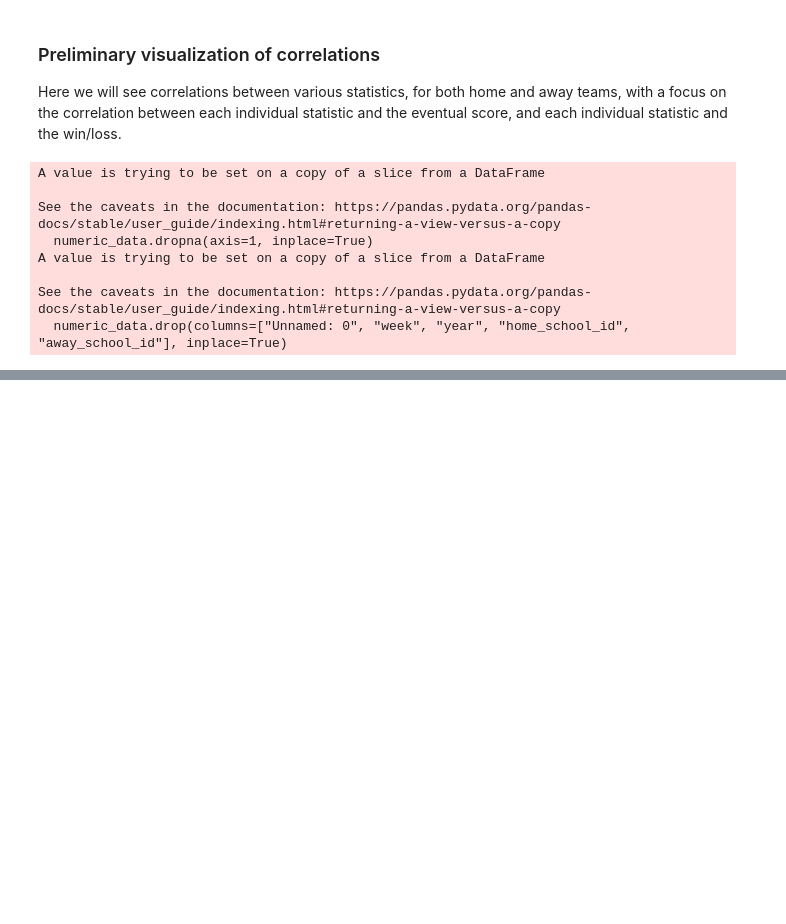
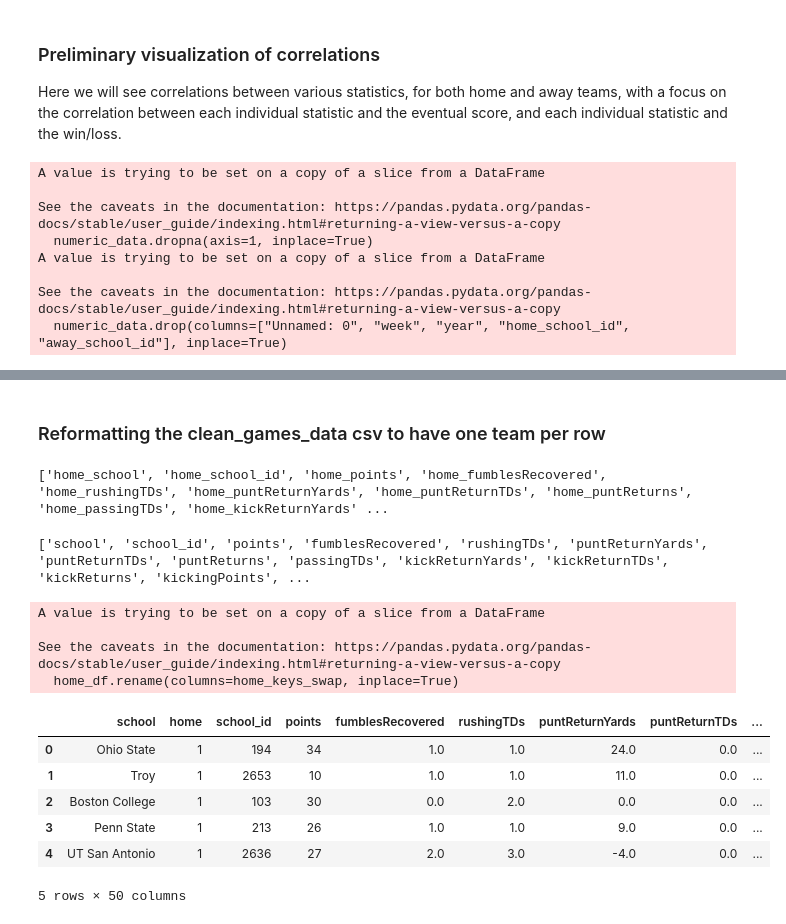
Before and after one commit to JohnVanderhoff/college_football_prediction_project, a Jupyter notebook: college-football-prediction/CFBD data cleaning.ipynb, the cells around one changed output, grey strips where cells are left out. Drawn from its saved outputs; the diff is of its cells as text; code cells hidden in the pictures; blank space fills up the shorter version.

```diff
--- a/college-football-prediction/CFBD data cleaning.ipynb
+++ b/college-football-prediction/CFBD data cleaning.ipynb
@@ -230,3 +230,25 @@ df.style.background_gradient()
 | 19 | 0.016695 | -0.012789 | 0.000457 | 0.030004 | 0.044435 | 0.042077 | 0.078090 | 0.025574 | 0.017531 | 0.025575 | 0.011977 | ... |
 | 20 | 0.081544 | 0.007968 | 0.039924 | 0.062805 | 0.082669 | 0.091299 | 0.064865 | 0.049670 | 0.048296 | 0.024133 | 0.061929 | ... |
 | 21 | -0.002423 | -0.012897 | -0.033582 | 0.039132 | -0.018957 | -0.016006 | 0.015662 | 0.012749 | -0.021826 | -0.001573 | -0.030479 | ... |
+# %% [markdown]
+### Reformatting the clean_games_data csv to have one team per row
+# %%
+games_df = pd.read_csv("clean_games_data.csv")
+games_df.drop(columns=["Unnamed: 0"], inplace=True)
+# %%
+home_keys = [key for key in games_df.keys() if "away" not in key]
+away_keys = [key for key in games_df.keys() if "home" not in key]
+print(home_keys)
+# %% [output]
+['home_school', 'home_school_id', 'home_points', 'home_fumblesRecovered', 'home_rushingTDs', 'home_puntReturnYards', 'home_puntReturnTDs', 'home_puntReturns', 'home_passingTDs', 'home_kickReturnYards' ...
+# %%
+keys = []
+for key in home_keys:
+    if "home" in key:
+        temp = key.split("home_")
+        keys.append(temp[1])
+    else:
+        keys.append(key)
+print(keys)
+# %% [output]
+['school', 'school_id', 'points', 'fumblesRecovered', 'rushingTDs', 'puntReturnYards', 'puntReturnTDs', 'puntReturns', 'passingTDs', 'kickReturnYards', 'kickReturnTDs', 'kickReturns', 'kickingPoints', ...
@@ -232,0 +258,17 @@ df.style.background_gradient()
+# %%
+home_df = games_df[home_keys]
+home_df.rename(columns=home_keys_swap, inplace=True)
+home_df.insert(1, "home", 1)
+home_df.head()
+# %% [output]
+A value is trying to be set on a copy of a slice from a DataFrame
+
+See the caveats in the documentation: https://pandas.pydata.org/pandas-docs/stable/user_guide/indexing.html#returning-a-view-versus-a-copy
+  home_df.rename(columns=home_keys_swap, inplace=True)
+|  | school | home | school_id | points | fumblesRecovered | rushingTDs | puntReturnYards | puntReturnTDs | ... |
+| 0 | Ohio State | 1 | 194 | 34 | 1.0 | 1.0 | 24.0 | 0.0 | ... |
+| 1 | Troy | 1 | 2653 | 10 | 1.0 | 1.0 | 11.0 | 0.0 | ... |
+| 2 | Boston College | 1 | 103 | 30 | 0.0 | 2.0 | 0.0 | 0.0 | ... |
+| 3 | Penn State | 1 | 213 | 26 | 1.0 | 1.0 | 9.0 | 0.0 | ... |
+| 4 | UT San Antonio | 1 | 2636 | 27 | 2.0 | 3.0 | -4.0 | 0.0 | ... |
+5 rows × 50 columns
```
Also changed, not shown: parts of 3 cells of this notebook, 1 other file.
